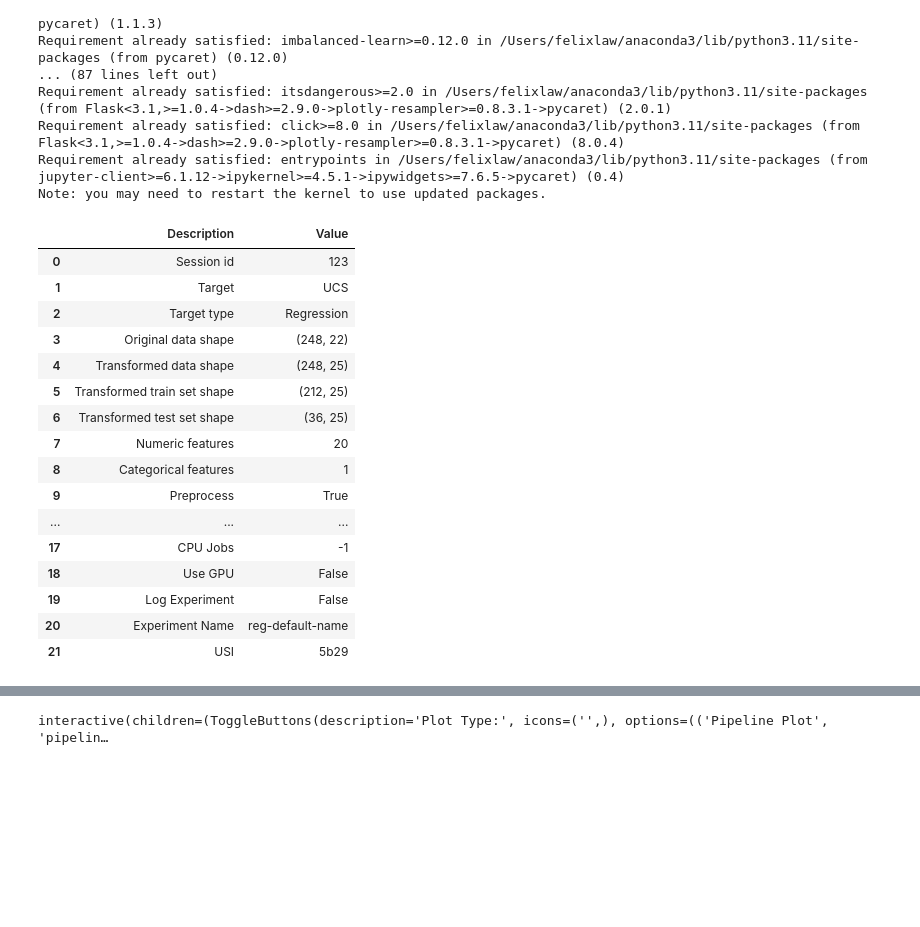
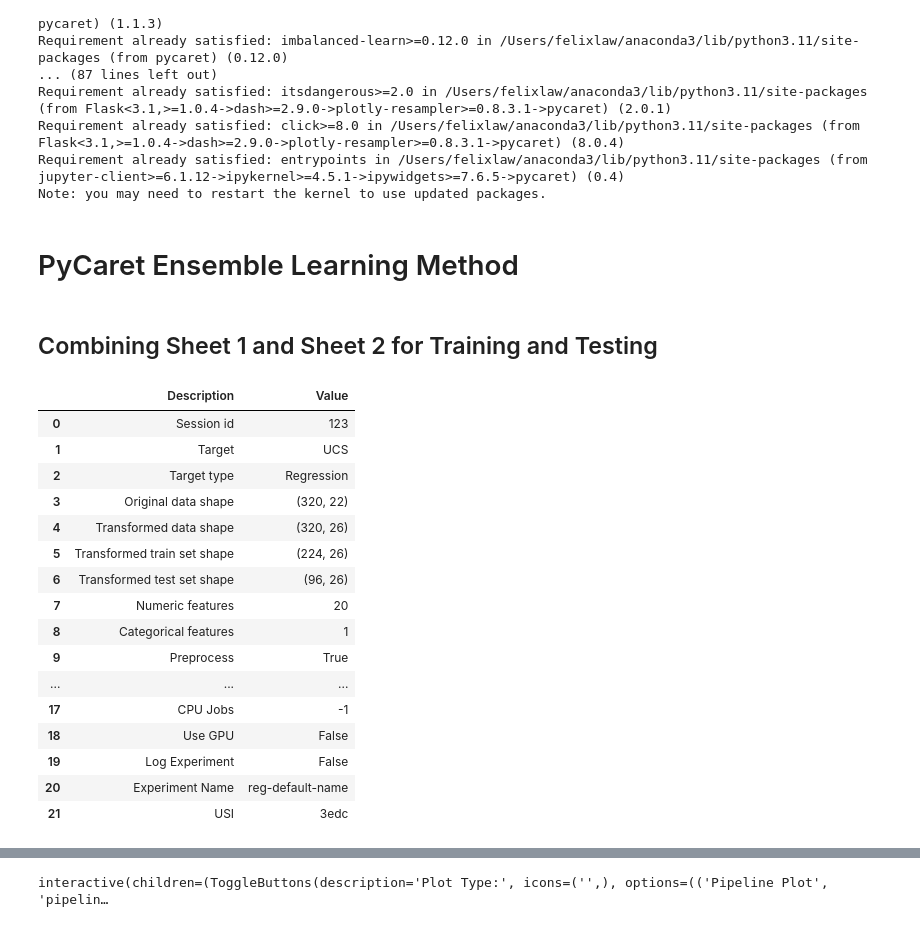
Before and after one commit to felixthe-cat/Personal_Projects, a Jupyter notebook: Jasmine's FYP/DCM_predictor.ipynb, the cells around one changed output, grey strips where cells are left out. Drawn from its saved outputs; the diff is of its cells as text; code cells hidden in the pictures; blank space fills up the shorter version.

```diff
--- a/Jasmine's FYP/DCM_predictor.ipynb
+++ b/Jasmine's FYP/DCM_predictor.ipynb
@@ -5,14 +5,10 @@ xls = pd.ExcelFile("/Users/felixlaw/Personal_Projects-1/Jasmine's FYP/dataset_FY
 df1 = pd.read_excel(xls, 'training',header=2)
 df2 = pd.read_excel(xls, 'testing',header=2)
 
-
-
-df1 = df1.drop(columns= df1.columns[:1]  , index=0)
 df1 = df1.drop(columns= df1.columns[-1:] )
 # df1 = df1[df1['Curing days (d)'] == 28]
 df1 = df1.replace(np.nan, 0)
 
-df2 = df2.drop(columns= df2.columns[:1]  , index=0)
 df2 = df2.drop(columns= df2.columns[-1:] )
 # df2 = df2[df2['Curing days (d)'] == 28]
 df2 = df2.replace(np.nan, 0)
@@ -305,19 +301,23 @@ Requirement already satisfied: itsdangerous>=2.0 in /Users/felixlaw/anaconda3/li
 Requirement already satisfied: click>=8.0 in /Users/felixlaw/anaconda3/lib/python3.11/site-packages (from Flask<3.1,>=1.0.4->dash>=2.9.0->plotly-resampler>=0.8.3.1->pycaret) (8.0.4)
 Requirement already satisfied: entrypoints in /Users/felixlaw/anaconda3/lib/python3.11/site-packages (from jupyter-client>=6.1.12->ipykernel>=4.5.1->ipywidgets>=7.6.5->pycaret) (0.4)
 Note: you may need to restart the kernel to use updated packages.
+# %% [markdown]
+# PyCaret Ensemble Learning Method
+# %% [markdown]
+## Combining Sheet 1 and Sheet 2 for Training and Testing
 # %%
 from pycaret.regression import *
 
-s = setup(data = df1, test_data= df2, target = 'UCS', session_id = 123, index= False)
+s = setup(data = pd.concat([df1, df2]), target = 'UCS', session_id = 123, index= False)
 # %% [output]
 |  | Description | Value |
 | 0 | Session id | 123 |
 | 1 | Target | UCS |
 | 2 | Target type | Regression |
-| 3 | Original data shape | (248, 22) |
-| 4 | Transformed data shape | (248, 25) |
-| 5 | Transformed train set shape | (212, 25) |
-| 6 | Transformed test set shape | (36, 25) |
+| 3 | Original data shape | (320, 22) |
+| 4 | Transformed data shape | (320, 26) |
+| 5 | Transformed train set shape | (224, 26) |
+| 6 | Transformed test set shape | (96, 26) |
 | 7 | Numeric features | 20 |
 | 8 | Categorical features | 1 |
 | 9 | Preprocess | True |
@@ -326,7 +326,7 @@ s = setup(data = df1, test_data= df2, target = 'UCS', session_id = 123, index= F
 | 18 | Use GPU | False |
 | 19 | Log Experiment | False |
 | 20 | Experiment Name | reg-default-name |
-| 21 | USI | 5b29 |
+| 21 | USI | 3edc |
 # %%
 # functional API
 best = compare_models()
```
Also changed, not shown: parts of 16 cells of this notebook.
